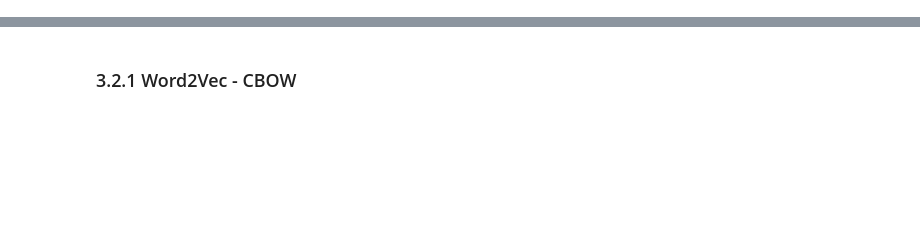
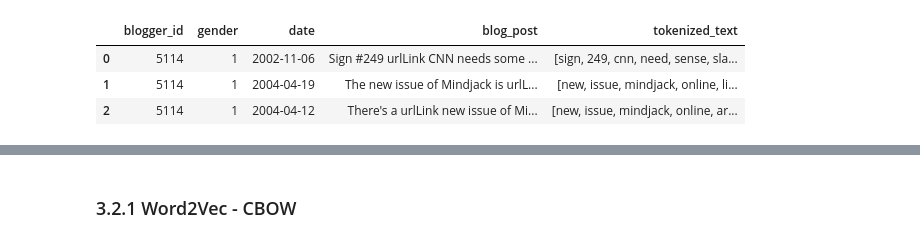
Before and after one commit to nirmalyaghosh/mini-projects, a Jupyter notebook: which-gender/which_gender_part_2.ipynb, the cells around one changed output, grey strips where cells are left out. Drawn from its saved outputs; the diff is of its cells as text; code cells hidden in the pictures; blank space fills up the shorter version.

Commit message:
Redo older work with all posts instead of just 1st

```diff
--- a/which-gender/which_gender_part_2.ipynb
+++ b/which-gender/which_gender_part_2.ipynb
@@ -563,0 +79,18 @@ documents = df.tokenized_text.values.tolist()
+# %%
+file_path_1 = os.path.join(data_dir, "blog_posts_metadata.txt.gz")
+file_path_2 = os.path.join(data_dir, "blog_posts.txt.gz")
+
+if os.path.exists(file_path_1) == False or os.path.exists(file_path_2) == False:
+    print("One (or both) of {} or {} does not exist, so creating them".format(file_path_1, file_path_2))
+    file_paths = dataprep.prepare_data(data_dir, num_processes=6) # This takes a while
+    file_path_1, file_path_2 = file_paths[0], file_paths[1]
+
+df0 = pd.read_csv(file_path_1, usecols=["blogger_id", "gender", "age"], sep="\t", index_col=False)
+target_age_grp = df0[df0["age"].isin([24,25])]["blogger_id"].values.tolist()
+
+df_iter = pd.read_csv(file_path_2, sep="\t", index_col=False, iterator=True, chunksize=1000)
+df = pd.concat([chunk[chunk["blogger_id"].isin(target_age_grp)] for chunk in df_iter])
+df = pd.merge(df0, df)
+df = df.dropna(subset=["blog_post"])
+df = df.sort_values(by="blogger_id")
+df.shape
@@ -563,0 +99,6 @@ documents = df.tokenized_text.values.tolist()
+# %%
+# Get rid of columns we do not need
+df = df[["blogger_id", "gender", "date", "blog_post"]]
+num_unreachable_objects = gc.collect()
+df = df.dropna(subset=["blog_post"])
+df.shape
@@ -563,0 +116,6 @@ documents = df.tokenized_text.values.tolist()
+# %%
+gender_enc = LabelEncoder()
+gender_enc.fit(df.gender.values.tolist())
+print list(gender_enc.classes_)
+df["gender"] = gender_enc.transform(df.gender.values.tolist())
+df.head(n=3)
@@ -563,0 +131,15 @@ documents = df.tokenized_text.values.tolist()
+# %%
+tokenized_dataset = "tokenized_text.txt"
+if os.path.exists(tokenized_dataset) == False:
+    %time df = textpreprocess.tokenize_text(df, col_name="blog_post", num_processes=cfg["tokenize_text"]["num_processes"])
+    df.to_csv(tokenized_dataset, sep="\t", index=False)
+else:
+    print("Reading {}".format(tokenized_dataset))
+    %time df = pd.read_csv(tokenized_dataset, sep="\t", converters={"tokenized_text":ast.literal_eval})
+
+if len(df.columns.values.tolist()) >= 6:
+    df.drop(["Unnamed: 0"], axis=1, inplace=True)
+
+print(df.shape)
+df.head(n=3)
+# %% [output]
@@ -563,0 +150,4 @@ documents = df.tokenized_text.values.tolist()
+|  | blogger_id | gender | date | blog_post | tokenized_text |
+| 0 | 5114 | 1 | 2002-11-06 | Sign #249 urlLink CNN needs some ... | [sign, 249, cnn, need, sense, sla... |
+| 1 | 5114 | 1 | 2004-04-19 | The new issue of Mindjack is urlL... | [new, issue, mindjack, online, li... |
+| 2 | 5114 | 1 | 2004-04-12 | There's a urlLink new issue of Mi... | [new, issue, mindjack, online, ar... |
```
Also changed, not shown: parts of 66 cells of this notebook, 1 other file.
